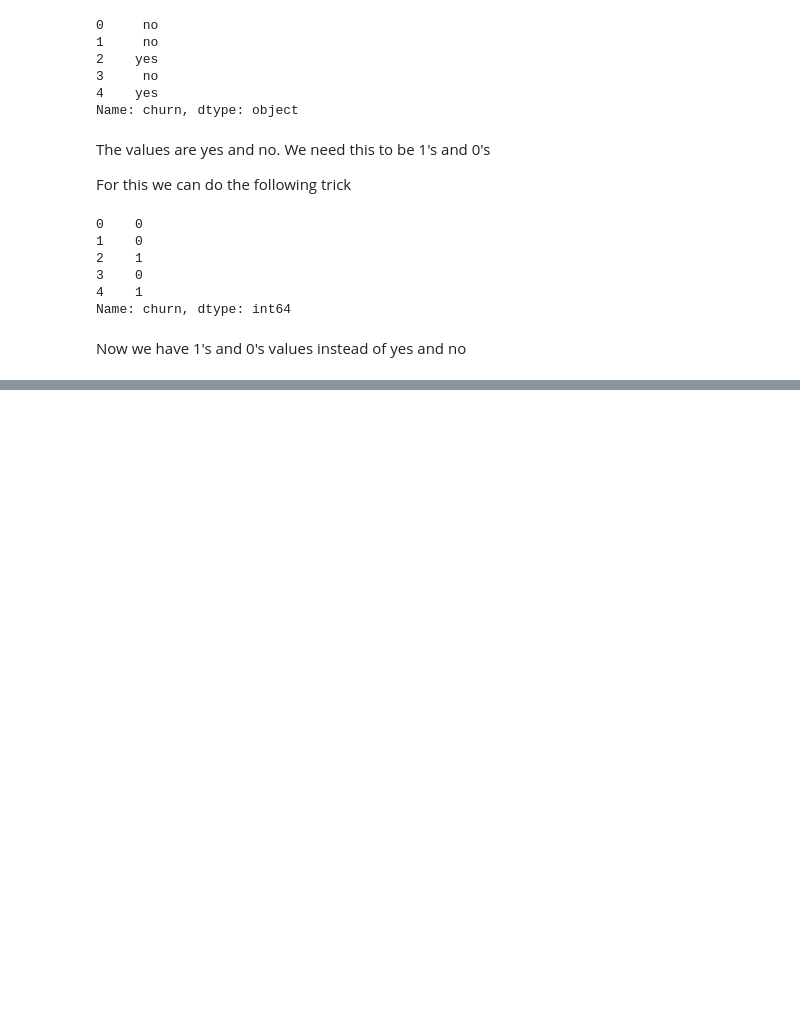
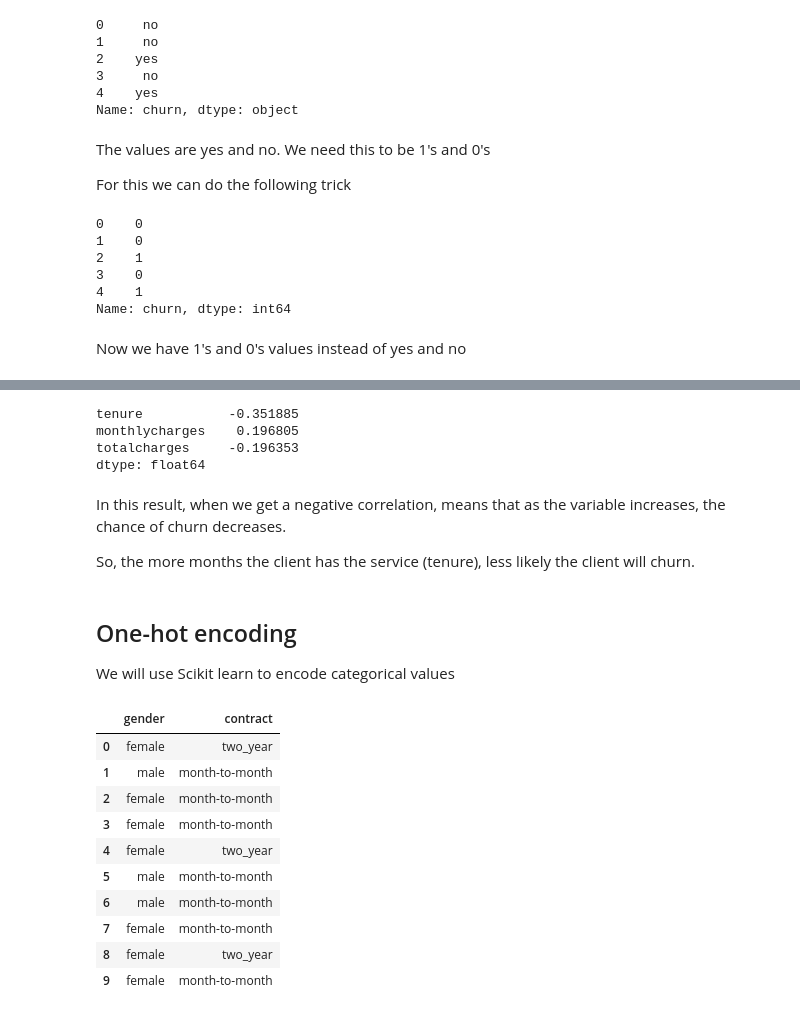
Before and after one commit to juangrau/DTC-ML-course, a Jupyter notebook: mod_3/classification.ipynb, the cells around one changed output, grey strips where cells are left out. Saved outputs shown, nothing was run; the diff lists cells and outputs as text; code cells hidden in the pictures; blank space fills up the shorter version.

Commit message:
moving forward with: feature importance (difference, risk) mutual information correlation one-hot encoding

```diff
--- a/mod_3/classification.ipynb
+++ b/mod_3/classification.ipynb
@@ -177,0 +223,2 @@ Now we have 1's and 0's values instead of yes and no
+# %%
+df_train, df_val = train_test_split(df_full_train, test_size=0.25, random_state=1)
@@ -177,0 +229,4 @@ Now we have 1's and 0's values instead of yes and no
+# %%
+df_train = df_train.reset_index(drop=True)
+df_test = df_test.reset_index(drop=True)
+df_val = df_val.reset_index(drop=True)
@@ -177,0 +574,15 @@ Now we have 1's and 0's values instead of yes and no
+# %%
+df_full_train[numerical].corrwith(df_full_train.churn)
+# %% [output]
+tenure           -0.351885
+monthlycharges    0.196805
+totalcharges     -0.196353
+dtype: float64
+# %% [markdown]
+In this result, when we get a negative correlation, means that as the variable increases, the chance of churn decreases.
+
+So, the more months the client has the service (tenure), less likely the client will churn.
+# %% [markdown]
+## One-hot encoding
+
+We will use Scikit learn to encode categorical values
@@ -177,0 +591,15 @@ Now we have 1's and 0's values instead of yes and no
+# %%
+# lets see a sample one-hot encoding
+df_train[['gender', 'contract']].iloc[:10]
+# %% [output]
+|  | gender | contract |
+| 0 | female | two_year |
+| 1 | male | month-to-month |
+| 2 | female | month-to-month |
+| 3 | female | month-to-month |
+| 4 | female | two_year |
+| 5 | male | month-to-month |
+| 6 | male | month-to-month |
+| 7 | female | month-to-month |
+| 8 | female | two_year |
+| 9 | female | month-to-month |
```
Also changed, not shown: parts of 88 cells of this notebook.
